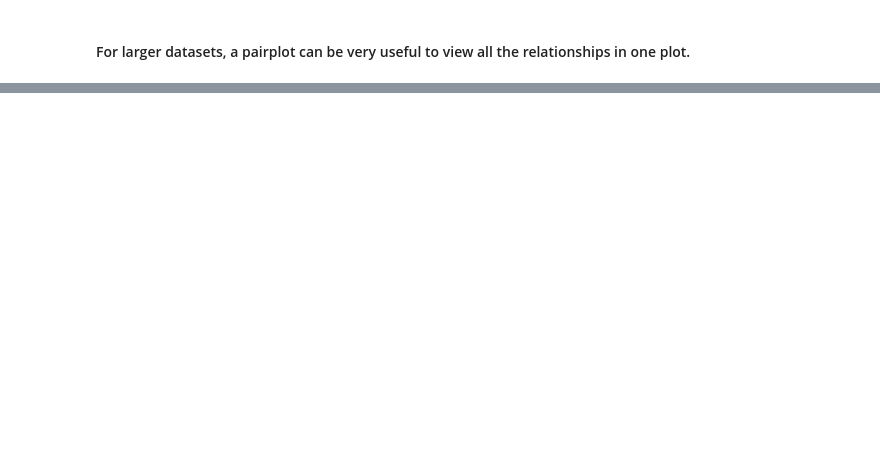
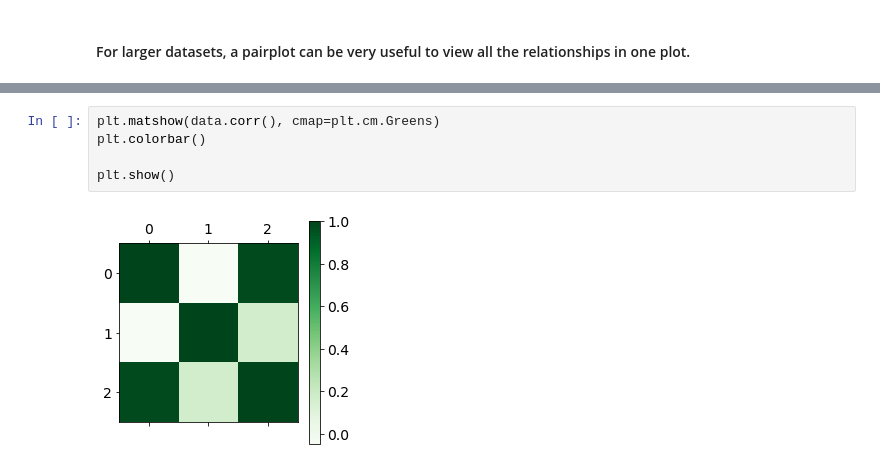
Before and after one commit to tifabi/100DaysOfMLCode, a Jupyter notebook: ML_Algorithms/Collinearity/Collinearity.ipynb, the cells around one changed output, grey strips where cells are left out. Drawn from its saved outputs; the diff is of its cells as text; blank space fills up the shorter version.

```diff
--- a/ML_Algorithms/Collinearity/Collinearity.ipynb
+++ b/ML_Algorithms/Collinearity/Collinearity.ipynb
@@ -48,0 +56,7 @@ sns.pairplot(data)
+# %%
+plt.matshow(data.corr(), cmap=plt.cm.Greens)
+plt.colorbar()
+
+plt.show()
+# %% [output]
+[figure, added]
```
Also changed, not shown: parts of 9 cells of this notebook.
